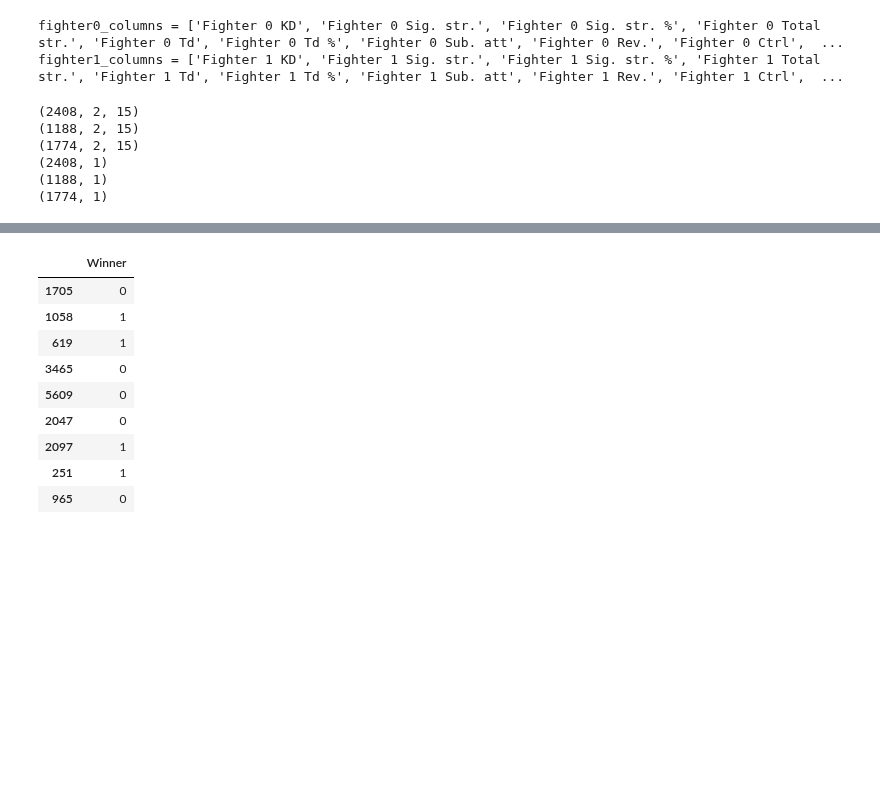
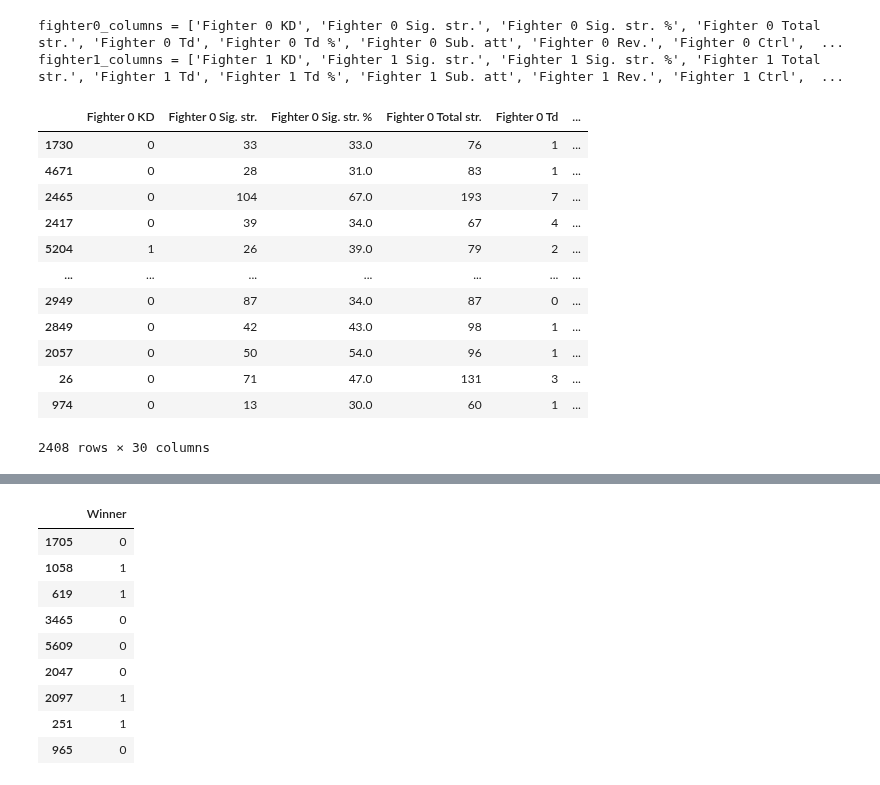
Before and after one commit to tylerlum/ufc_automated_scoring_system, a Jupyter notebook: UFC_automated_scoring.ipynb, the cells around one changed output, grey strips where cells are left out. Drawn from its saved outputs; the diff is of its cells as text; code cells hidden in the pictures; blank space fills up the shorter version.

```diff
--- a/UFC_automated_scoring.ipynb
+++ b/UFC_automated_scoring.ipynb
@@ -429,24 +428,3 @@ X0_valid = X_valid[fighter0_columns]
 X1_valid = X_valid[fighter1_columns]
 X0_test = X_test[fighter0_columns]
 X1_test = X_test[fighter1_columns]
-# %%
-X_train_new = np.swapaxes(np.array([X0_train, X1_train]), 0, 1)
-X_valid_new = np.swapaxes(np.array([X0_valid, X1_valid]), 0, 1)
-X_test_new = np.swapaxes(np.array([X0_test, X1_test]), 0, 1)
-normalizing_constants = np.max(X_train_new, axis=0)
-X_train_new *= 1/ normalizing_constants
-X_valid_new *= 1/ normalizing_constants
-X_test_new *= 1/ normalizing_constants
-print(X_train_new.shape)
-print(X_valid_new.shape)
-print(X_test_new.shape)
-print(y_train.shape)
-print(y_valid.shape)
-print(y_test.shape)
-# %% [output]
-(2408, 2, 15)
-(1188, 2, 15)
-(1774, 2, 15)
-(2408, 1)
-(1188, 1)
-(1774, 1)
@@ -452,0 +441,16 @@ print(y_test.shape)
+# %%
+X_train_new
+# %% [output]
+|  | Fighter 0 KD | Fighter 0 Sig. str. | Fighter 0 Sig. str. % | Fighter 0 Total str. | Fighter 0 Td | ... |
+| 1730 | 0 | 33 | 33.0 | 76 | 1 | ... |
+| 4671 | 0 | 28 | 31.0 | 83 | 1 | ... |
+| 2465 | 0 | 104 | 67.0 | 193 | 7 | ... |
+| 2417 | 0 | 39 | 34.0 | 67 | 4 | ... |
+| 5204 | 1 | 26 | 39.0 | 79 | 2 | ... |
+| ... | ... | ... | ... | ... | ... | ... |
+| 2949 | 0 | 87 | 34.0 | 87 | 0 | ... |
+| 2849 | 0 | 42 | 43.0 | 98 | 1 | ... |
+| 2057 | 0 | 50 | 54.0 | 96 | 1 | ... |
+| 26 | 0 | 71 | 47.0 | 131 | 3 | ... |
+| 974 | 0 | 13 | 30.0 | 60 | 1 | ... |
+2408 rows × 30 columns
```
Also changed, not shown: parts of 14 cells of this notebook.
